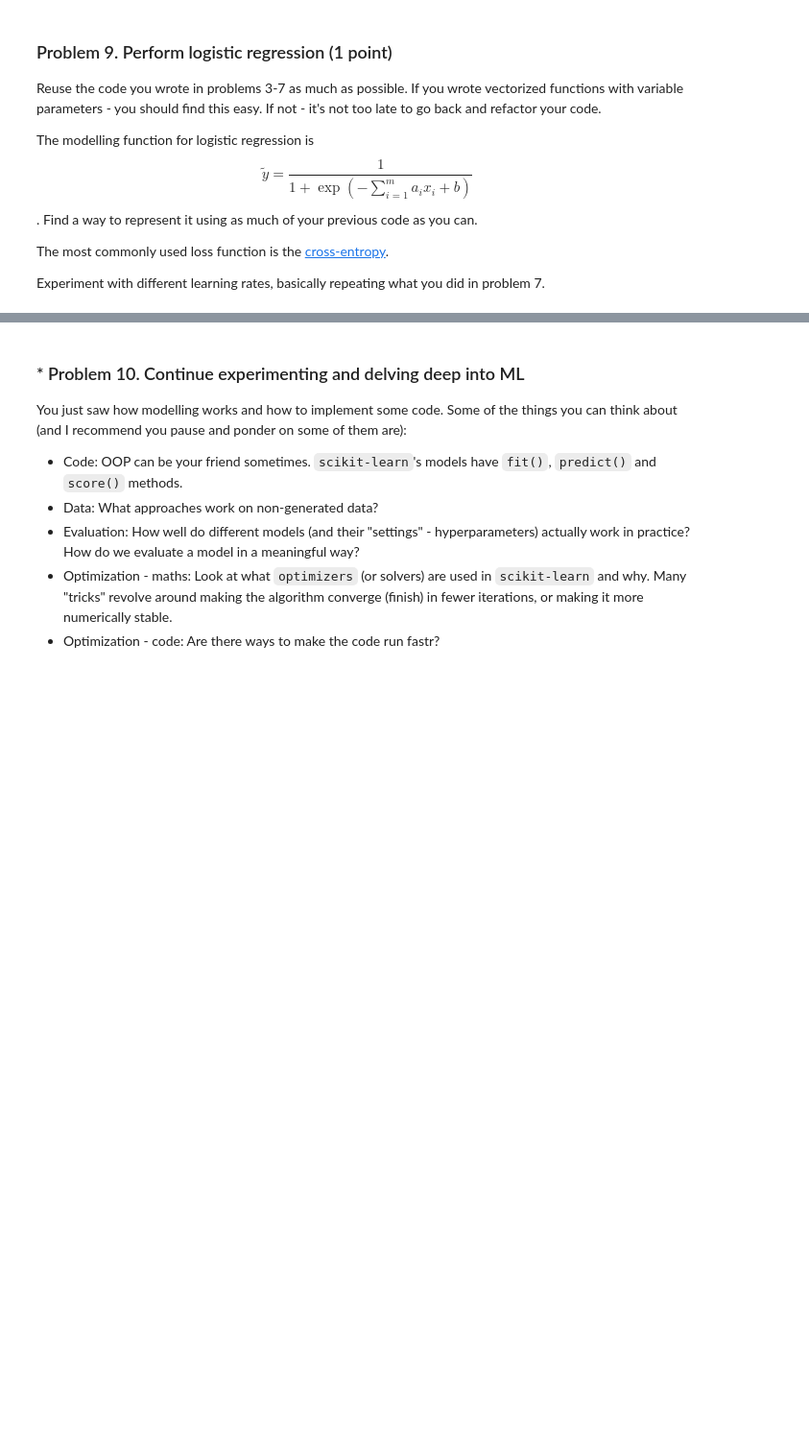
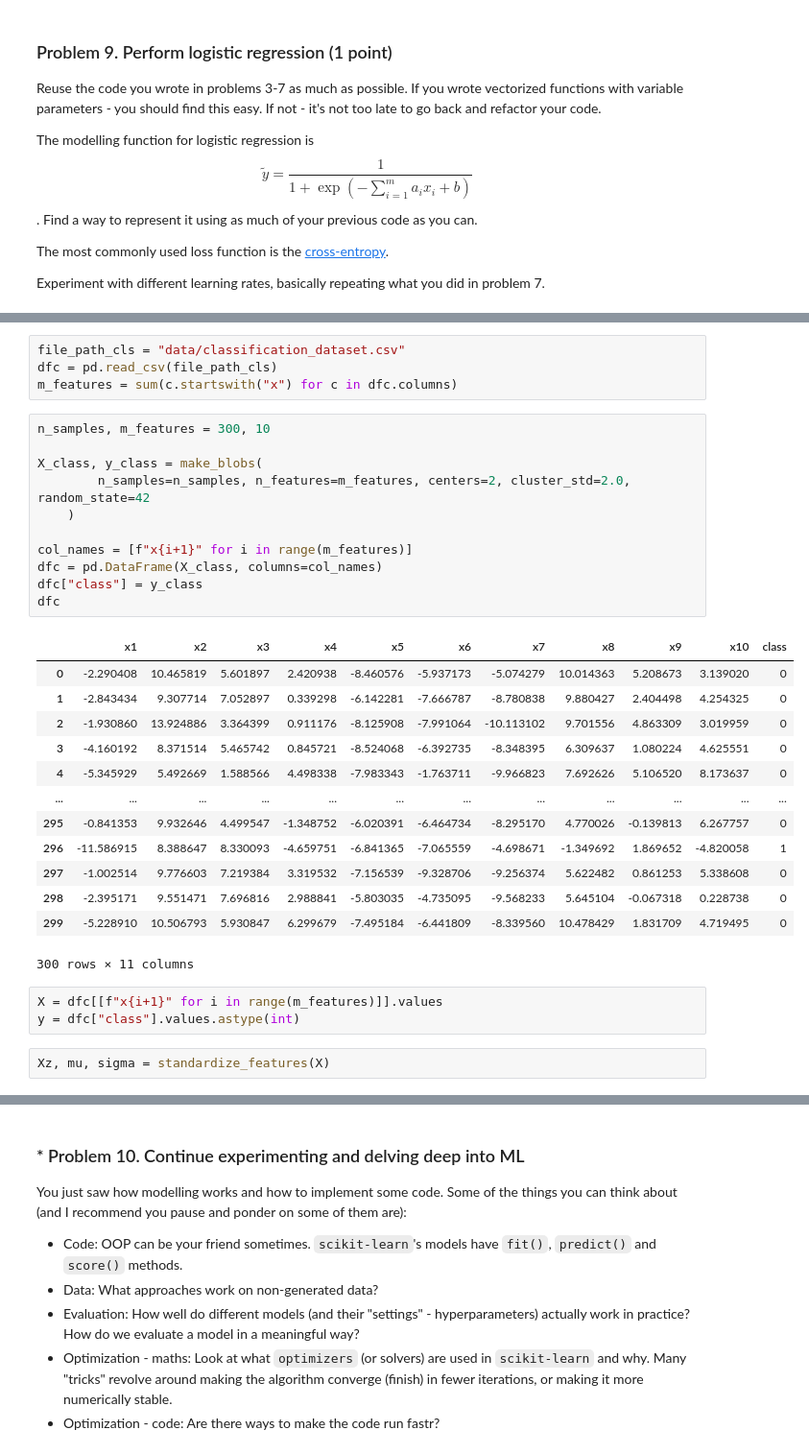
Before and after one commit to stilyan122/AI-and-Machine-Learning, a Jupyter notebook: Data Science/Regression Models/Regression Models Lab.ipynb, the cells around one changed output, grey strips where cells are left out. Shown at 96% size. Drawn from its saved outputs; the diff is of its cells as text; blank space fills up the shorter version.

```diff
--- a/Data Science/Regression Models/Regression Models Lab.ipynb
+++ b/Data Science/Regression Models/Regression Models Lab.ipynb
@@ -561,0 +764,34 @@ Experiment with different learning rates, basically repeating what you did in pr
+# %%
+file_path_cls = "data/classification_dataset.csv"
+dfc = pd.read_csv(file_path_cls)
+m_features = sum(c.startswith("x") for c in dfc.columns)
+# %%
+n_samples, m_features = 300, 10
+
+X_class, y_class = make_blobs(
+        n_samples=n_samples, n_features=m_features, centers=2, cluster_std=2.0, random_state=42
+    )
+
+col_names = [f"x{i+1}" for i in range(m_features)]
+dfc = pd.DataFrame(X_class, columns=col_names)
+dfc["class"] = y_class
+dfc
+# %% [output]
+|  | x1 | x2 | x3 | x4 | x5 | x6 | x7 | x8 | x9 | x10 | class |
+| 0 | -2.290408 | 10.465819 | 5.601897 | 2.420938 | -8.460576 | -5.937173 | -5.074279 | 10.014363 | 5.208673 | 3.139020 | 0 |
+| 1 | -2.843434 | 9.307714 | 7.052897 | 0.339298 | -6.142281 | -7.666787 | -8.780838 | 9.880427 | 2.404498 | 4.254325 | 0 |
+| 2 | -1.930860 | 13.924886 | 3.364399 | 0.911176 | -8.125908 | -7.991064 | -10.113102 | 9.701556 | 4.863309 | 3.019959 | 0 |
+| 3 | -4.160192 | 8.371514 | 5.465742 | 0.845721 | -8.524068 | -6.392735 | -8.348395 | 6.309637 | 1.080224 | 4.625551 | 0 |
+| 4 | -5.345929 | 5.492669 | 1.588566 | 4.498338 | -7.983343 | -1.763711 | -9.966823 | 7.692626 | 5.106520 | 8.173637 | 0 |
+| ... | ... | ... | ... | ... | ... | ... | ... | ... | ... | ... | ... |
+| 295 | -0.841353 | 9.932646 | 4.499547 | -1.348752 | -6.020391 | -6.464734 | -8.295170 | 4.770026 | -0.139813 | 6.267757 | 0 |
+| 296 | -11.586915 | 8.388647 | 8.330093 | -4.659751 | -6.841365 | -7.065559 | -4.698671 | -1.349692 | 1.869652 | -4.820058 | 1 |
+| 297 | -1.002514 | 9.776603 | 7.219384 | 3.319532 | -7.156539 | -9.328706 | -9.256374 | 5.622482 | 0.861253 | 5.338608 | 0 |
+| 298 | -2.395171 | 9.551471 | 7.696816 | 2.988841 | -5.803035 | -4.735095 | -9.568233 | 5.645104 | -0.067318 | 0.228738 | 0 |
+| 299 | -5.228910 | 10.506793 | 5.930847 | 6.299679 | -7.495184 | -6.441809 | -8.339560 | 10.478429 | 1.831709 | 4.719495 | 0 |
+300 rows × 11 columns
+# %%
+X = dfc[[f"x{i+1}" for i in range(m_features)]].values
+y = dfc["class"].values.astype(int)
+# %%
+Xz, mu, sigma = standardize_features(X)
```
Also changed, not shown: parts of 37 cells of this notebook, 1 other file.
